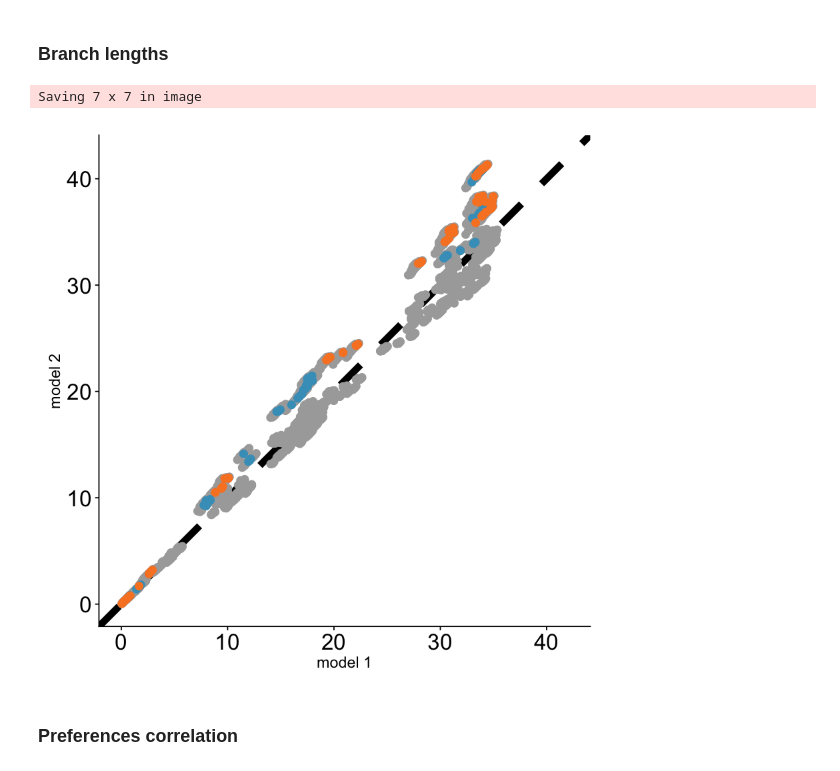
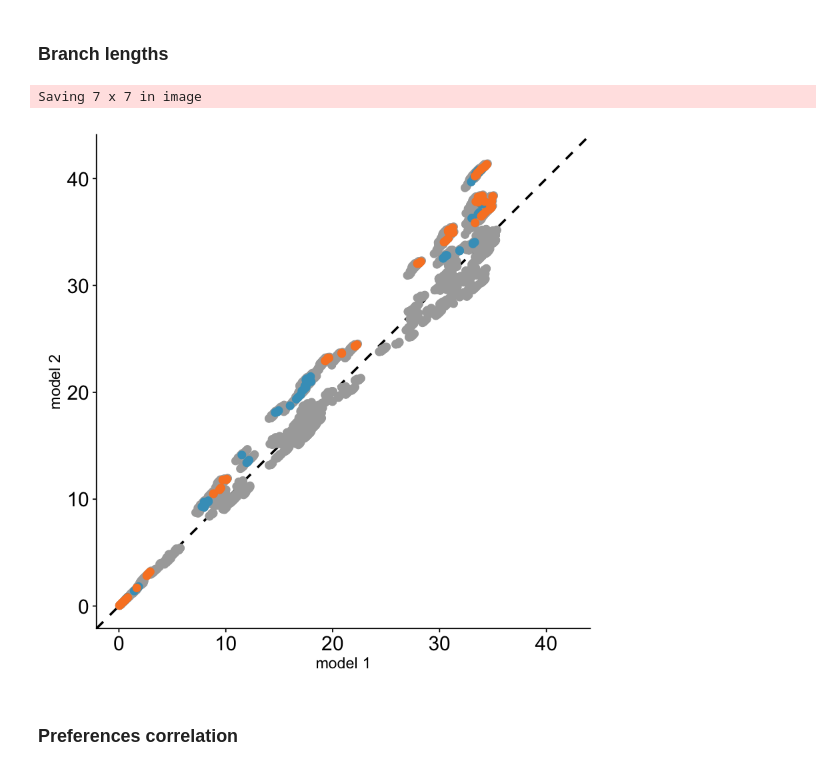
Before and after one commit to jbloomlab/divergence_timing_manuscript, a Jupyter notebook: manuscript/figures/figures.ipynb, the cells around one changed output. Saved outputs shown, nothing was run; the diff lists cells and outputs as text; code cells hidden in the pictures.

```diff
--- a/manuscript/figures/figures.ipynb
+++ b/manuscript/figures/figures.ipynb
@@ -412,19 +412,19 @@ Below is the code to create the scatter plot between the branch lengths estimate
 # %%
 df = read.csv("../../analysis/phylobayes/outputs/model_by_model.csv")
 df = subset(df, alignment_id == "hybrid_high_0")
 df = subset(df, model_pair == "pb/ExpCM_gammaomega_average")
 
 pt_size = 3
 
 m <- ceiling(max(max(df$distance1), max(df$distance2)))
-scatter = ggplot(df, aes(distance1, distance2)) + geom_abline(intercept=0, slope=1, color = "black", linetype="dashed", size=3) + geom_point(size=pt_size, color="darkgrey")
-scatter = scatter + theme(strip.background = element_blank(), strip.text = element_text(size=8), legend.position="bottom", panel.spacing = unit(2, "lines"), panel.border = element_rect(colour = "black"), axis.text=element_text(size=20))
+scatter = ggplot(df, aes(distance1, distance2)) + geom_abline(intercept=0, slope=1, color = "black", linetype="dashed", size=1) + geom_point(size=pt_size, color="darkgrey")
+scatter = scatter + theme(strip.background = element_blank(), strip.text = element_text(size=8), legend.position="bottom", panel.spacing = unit(2, "lines"), panel.border = element_rect(colour = "black"), axis.text=element_text(size=18))
 scatter = scatter + xlim(c(0,m)) + ylim(c(0,m)) + coord_fixed()
 scatter = scatter + xlab("model 1") + ylab("model 2") + geom_point(size=pt_size, data = subset(df, from_ref == 'WSN'), color=blue) + ylab("model 2") + geom_point(size=pt_size, data = subset(df, from_ref == 'Perth'), color=orange)
 scatter
 ggsave("_raw_phylobayes.png")
 # %% [output]
 Saving 7 x 7 in image
-[figure, old version]
+[figure, new version]
 # %% [markdown]
 ### Preferences correlation
```
Also changed, not shown: parts of 2 cells of this notebook, 13 other files.
